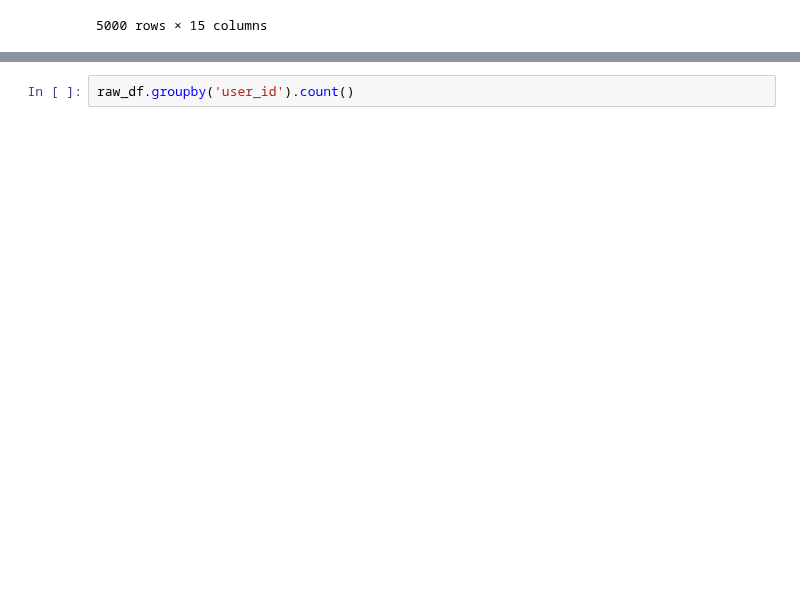
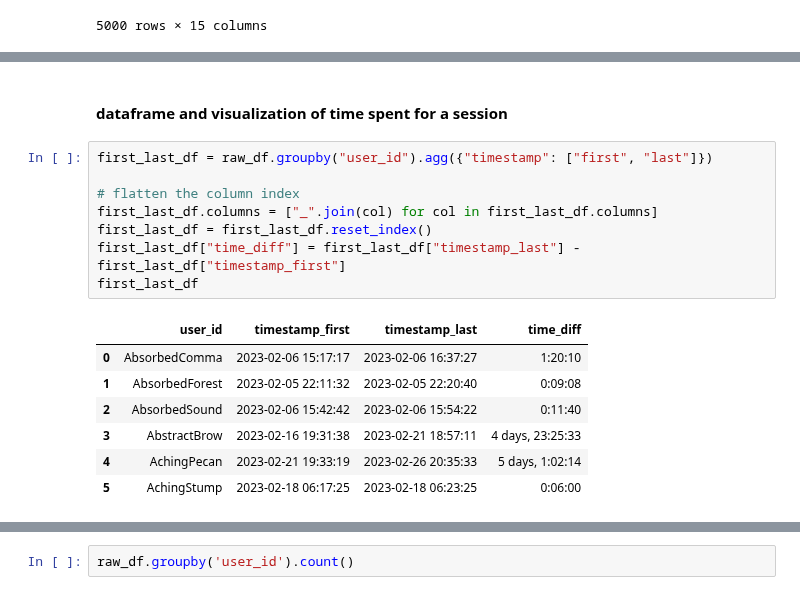
Before and after one commit to opengamedata/opengamedata-samples, a Jupyter notebook: AQUALAB/templates/Aqualab_template_events.ipynb, the cells around one changed output, grey strips where cells are left out. Drawn from its saved outputs; the diff is of its cells as text; blank space fills up the shorter version.

```diff
--- a/AQUALAB/templates/Aqualab_template_events.ipynb
+++ b/AQUALAB/templates/Aqualab_template_events.ipynb
@@ -62,0 +74,18 @@ raw_df
+# %% [markdown]
+#### dataframe and visualization of time spent for a session
+# %%
+first_last_df = raw_df.groupby("user_id").agg({"timestamp": ["first", "last"]})
+
+# flatten the column index
+first_last_df.columns = ["_".join(col) for col in first_last_df.columns]
+first_last_df = first_last_df.reset_index()
+first_last_df["time_diff"] = first_last_df["timestamp_last"] - first_last_df["timestamp_first"]
+first_last_df
+# %% [output]
+|  | user_id | timestamp_first | timestamp_last | time_diff |
+| 0 | AbsorbedComma | 2023-02-06 15:17:17 | 2023-02-06 16:37:27 | 1:20:10 |
+| 1 | AbsorbedForest | 2023-02-05 22:11:32 | 2023-02-05 22:20:40 | 0:09:08 |
+| 2 | AbsorbedSound | 2023-02-06 15:42:42 | 2023-02-06 15:54:22 | 0:11:40 |
+| 3 | AbstractBrow | 2023-02-16 19:31:38 | 2023-02-21 18:57:11 | 4 days, 23:25:33 |
+| 4 | AchingPecan | 2023-02-21 19:33:19 | 2023-02-26 20:35:33 | 5 days, 1:02:14 |
+| 5 | AchingStump | 2023-02-18 06:17:25 | 2023-02-18 06:23:25 | 0:06:00 |
```
Also changed, not shown: parts of 10 cells of this notebook.
